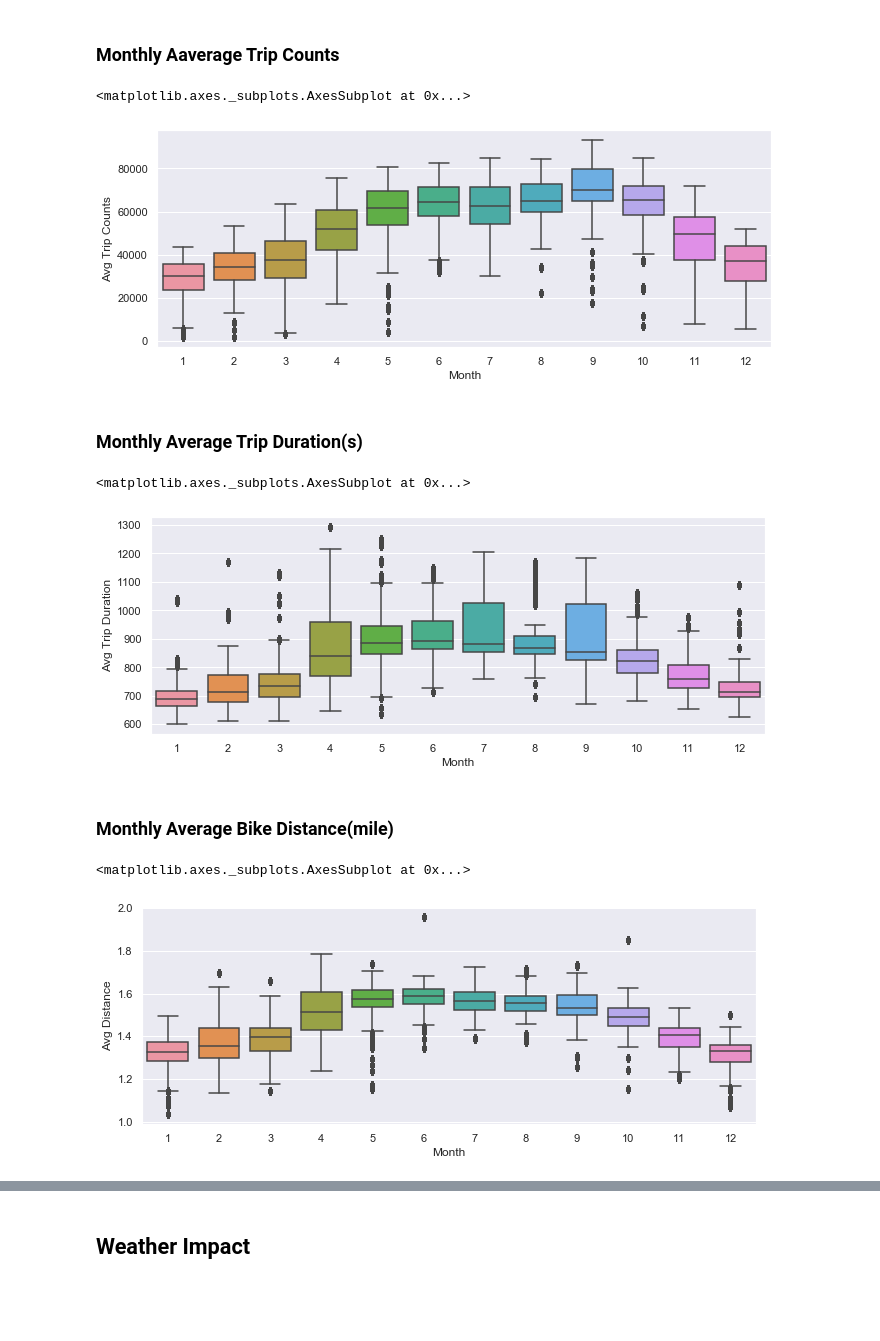
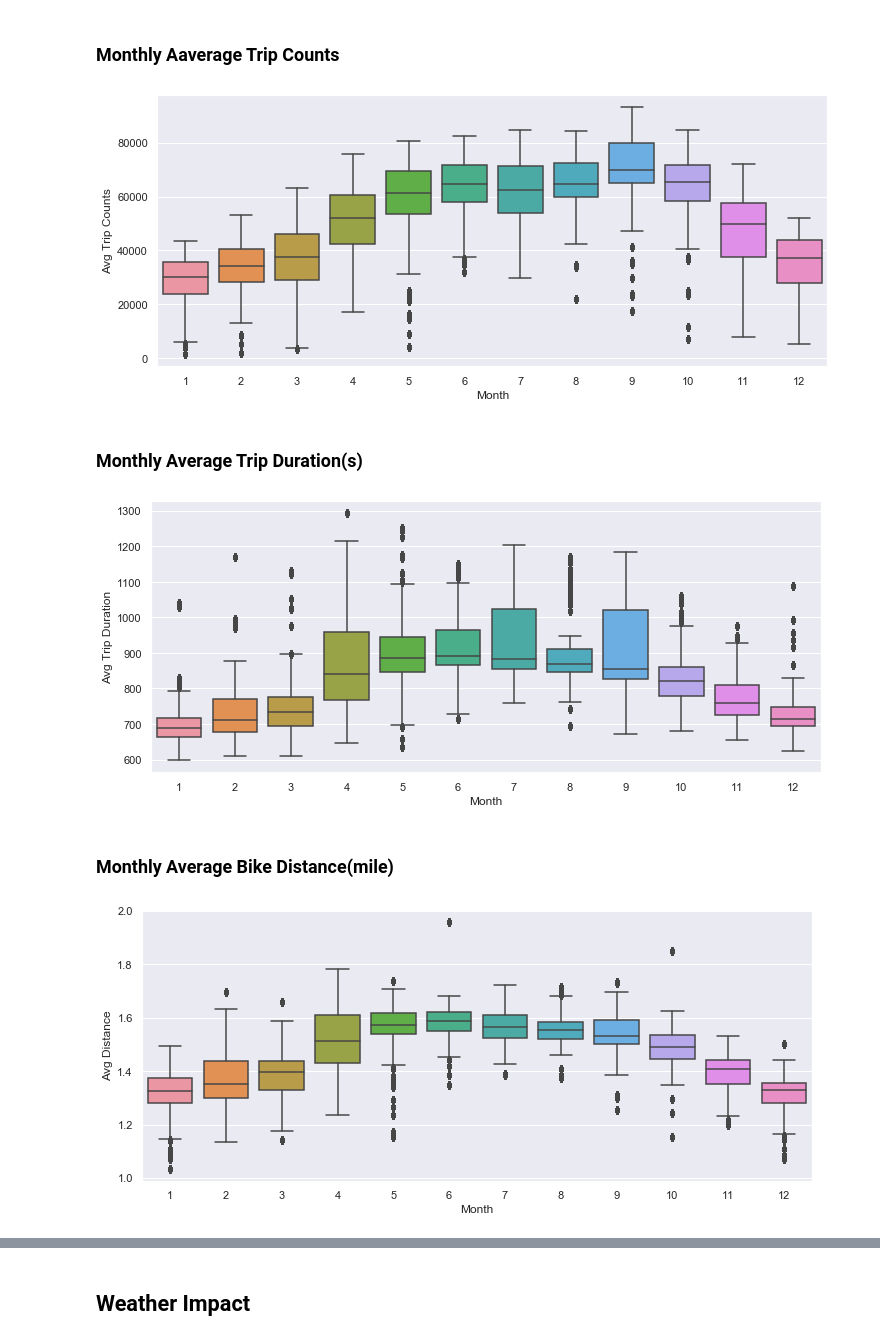
Before and after one commit to zhangym1256/Citi-Bike-Capstone, a Jupyter notebook: may/EDA.ipynb, the cells around one changed output, grey strips where cells are left out. Cells and saved outputs as stored; diff of their text form; code cells hidden in the pictures; blank space fills up the shorter version.

```diff
--- a/may/EDA.ipynb
+++ b/may/EDA.ipynb
@@ -58,21 +104,24 @@ Text(0, 0.5, 'Avg Distance(mile)')
 # %%
 month_trip = train_df[['start_month','trip_per_day','daily_avg_trip_duration','daily_avg_distance']].sort_values(by='start_month')
 month_trip.columns=['Month','Avg Trip Counts','Avg Trip Duration','Avg Distance']
-sns.boxplot(x="Month", y="Avg Trip Counts", data=month_trip)
+plt.figure(figsize=(12,5))
+sns.set_style('darkgrid')
+sns.boxplot(x="Month", y="Avg Trip Counts", data=month_trip);
 # %% [output]
-<matplotlib.axes._subplots.AxesSubplot at 0x...>
-[figure, old version]
+[figure, new version]
 # %% [markdown]
 ### Monthly Average Trip Duration(s)
 # %%
-sns.boxplot(x="Month", y="Avg Trip Duration",  data=month_trip)
+plt.figure(figsize=(12,5))
+sns.set_style('darkgrid')
+sns.boxplot(x="Month", y="Avg Trip Duration",  data=month_trip);
 # %% [output]
-<matplotlib.axes._subplots.AxesSubplot at 0x...>
-[figure, old version]
+[figure, new version]
 # %% [markdown]
 ### Monthly Average Bike Distance(mile)
 # %%
-sns.boxplot(x="Month", y="Avg Distance", data=month_trip)
+plt.figure(figsize=(12,5))
+sns.set_style('darkgrid')
+sns.boxplot(x="Month", y="Avg Distance", data=month_trip);
 # %% [output]
-<matplotlib.axes._subplots.AxesSubplot at 0x...>
-[figure, old version]
+[figure, new version]
```
Also changed, not shown: parts of 86 cells of this notebook, 2 other files.
